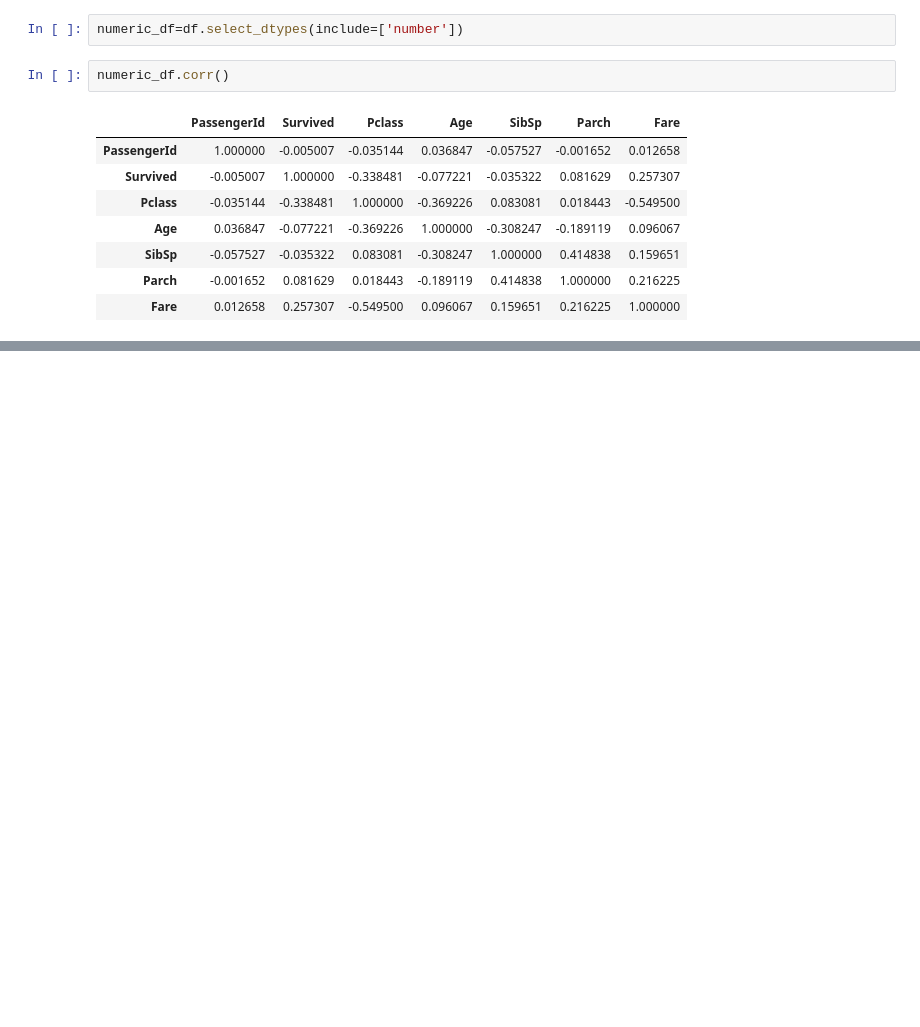
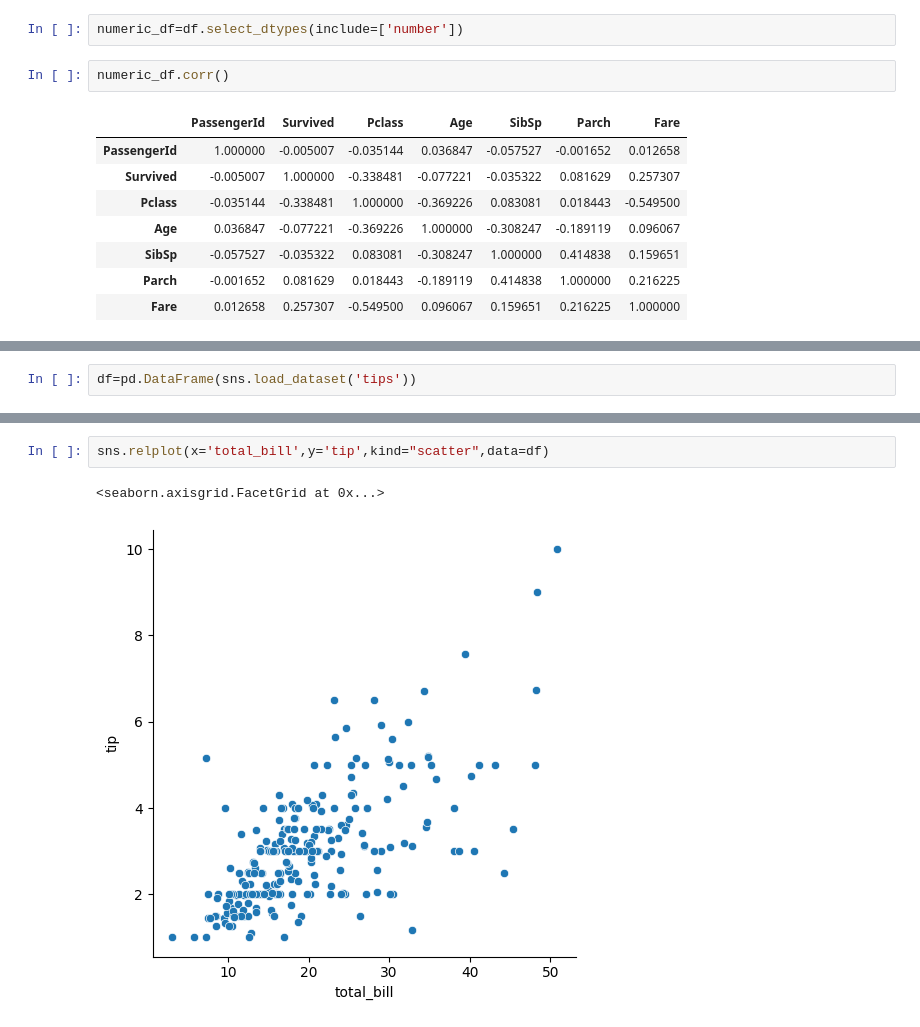
Before and after one commit to KaushalKumar-100/machine_learning_module, a Jupyter notebook: Data_analysis.ipynb, the cells around one changed output, grey strips where cells are left out. Drawn from its saved outputs; the diff is of its cells as text; blank space fills up the shorter version.

Commit message:
Analysis through seaborn

```diff
--- a/Data_analysis.ipynb
+++ b/Data_analysis.ipynb
@@ -122,0 +146,2 @@ numeric_df.corr()
+# %%
+df=pd.DataFrame(sns.load_dataset('tips'))
@@ -122,0 +157,5 @@ numeric_df.corr()
+# %%
+sns.relplot(x='total_bill',y='tip',kind="scatter",data=df)
+# %% [output]
+<seaborn.axisgrid.FacetGrid at 0x...>
+[figure, added]
```
Also changed, not shown: parts of 45 cells of this notebook.
